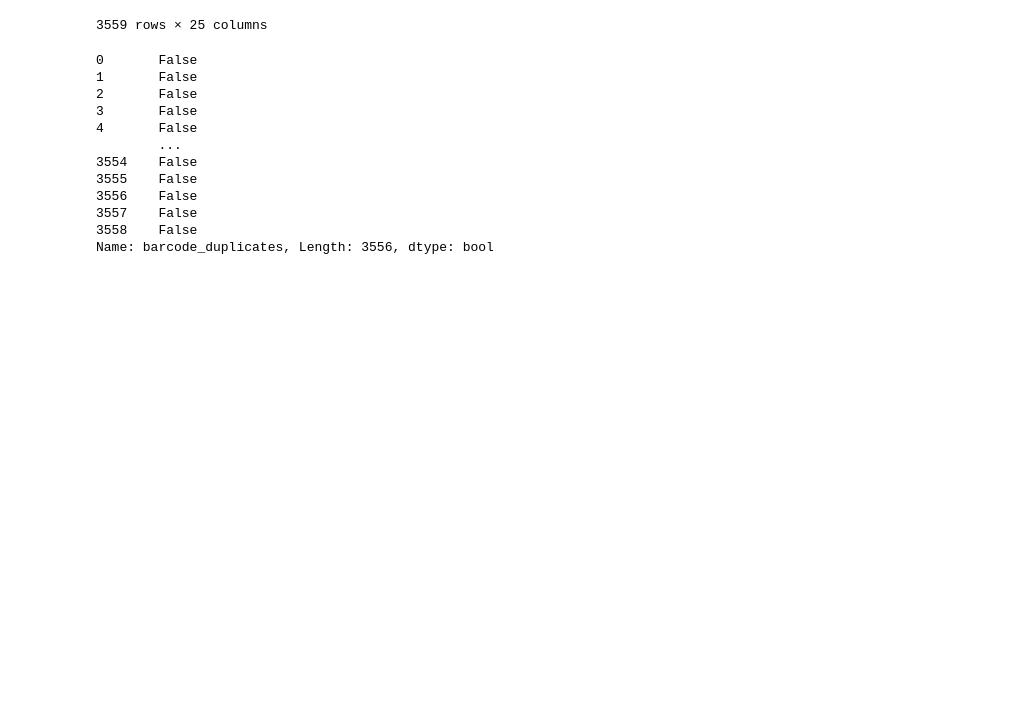
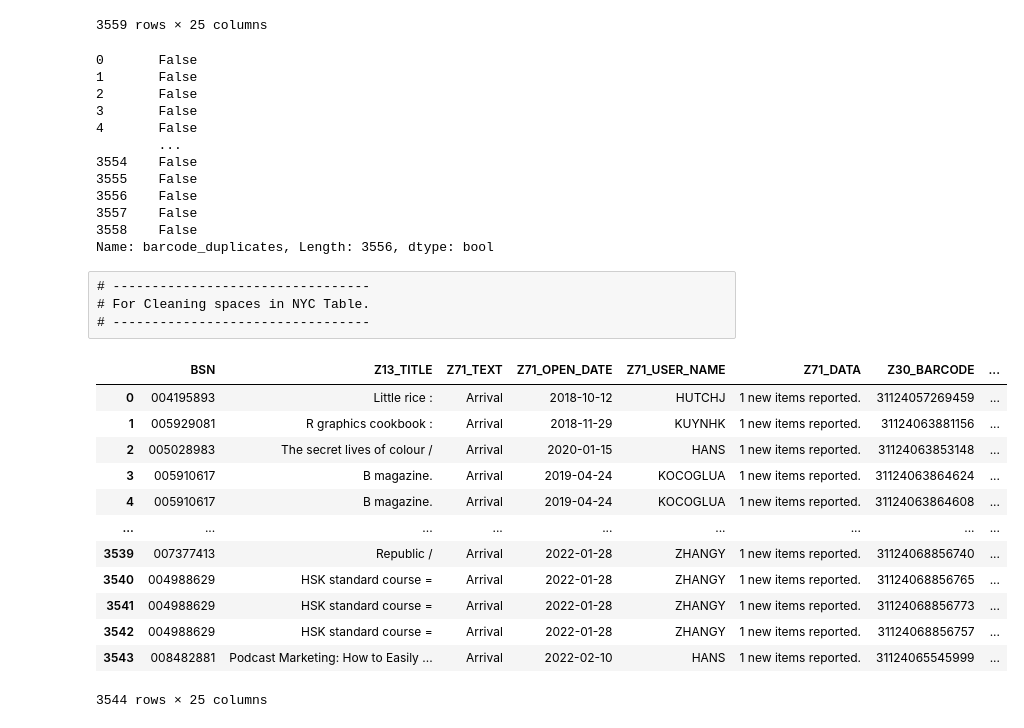
Before and after one commit to NYUSHLibraryAccess/LibSense-server, a Jupyter notebook: utils/RAW_DATA_CLEAR_DUPLICATE.ipynb, the cells around one changed output. Cells and saved outputs as stored; diff of their text form; code cells hidden in the pictures; blank space fills up the shorter version.

```diff
--- a/utils/RAW_DATA_CLEAR_DUPLICATE.ipynb
+++ b/utils/RAW_DATA_CLEAR_DUPLICATE.ipynb
@@ -103,3 +103,26 @@ src = src.drop(src.columns[-2:], axis=1)
 src = src.reset_index(drop=True)
 # %%
 src.to_excel("OUTPUT_NYC_REPORT.xlsx", index=False)
+# %% [raw]
+# ---------------------------------
+# For Cleaning spaces in NYC Table.
+# ---------------------------------
+# %%
+src = pd.read_csv("../local/output.csv", dtype=str)
+for col in src.columns:
+    src[col] = src[col].apply(lambda x: x.strip() if type(x) == str else x)
+src
+# %% [output]
+|  | BSN | Z13_TITLE | Z71_TEXT | Z71_OPEN_DATE | Z71_USER_NAME | Z71_DATA | Z30_BARCODE | ... |
+| 0 | 004195893 | Little rice : | Arrival | 2018-10-12 | HUTCHJ | 1 new items reported. | 31124057269459 | ... |
+| 1 | 005929081 | R graphics cookbook : | Arrival | 2018-11-29 | KUYNHK | 1 new items reported. | 31124063881156 | ... |
+| 2 | 005028983 | The secret lives of colour / | Arrival | 2020-01-15 | HANS | 1 new items reported. | 31124063853148 | ... |
+| 3 | 005910617 | B magazine. | Arrival | 2019-04-24 | KOCOGLUA | 1 new items reported. | 31124063864624 | ... |
+| 4 | 005910617 | B magazine. | Arrival | 2019-04-24 | KOCOGLUA | 1 new items reported. | 31124063864608 | ... |
+| ... | ... | ... | ... | ... | ... | ... | ... | ... |
+| 3539 | 007377413 | Republic / | Arrival | 2022-01-28 | ZHANGY | 1 new items reported. | 31124068856740 | ... |
+| 3540 | 004988629 | HSK standard course = | Arrival | 2022-01-28 | ZHANGY | 1 new items reported. | 31124068856765 | ... |
+| 3541 | 004988629 | HSK standard course = | Arrival | 2022-01-28 | ZHANGY | 1 new items reported. | 31124068856773 | ... |
+| 3542 | 004988629 | HSK standard course = | Arrival | 2022-01-28 | ZHANGY | 1 new items reported. | 31124068856757 | ... |
+| 3543 | 008482881 | Podcast Marketing: How to Easily ... | Arrival | 2022-02-10 | HANS | 1 new items reported. | 31124065545999 | ... |
+3544 rows × 25 columns
```
Also changed, not shown: parts of 1 cell of this notebook, 6 other files.
